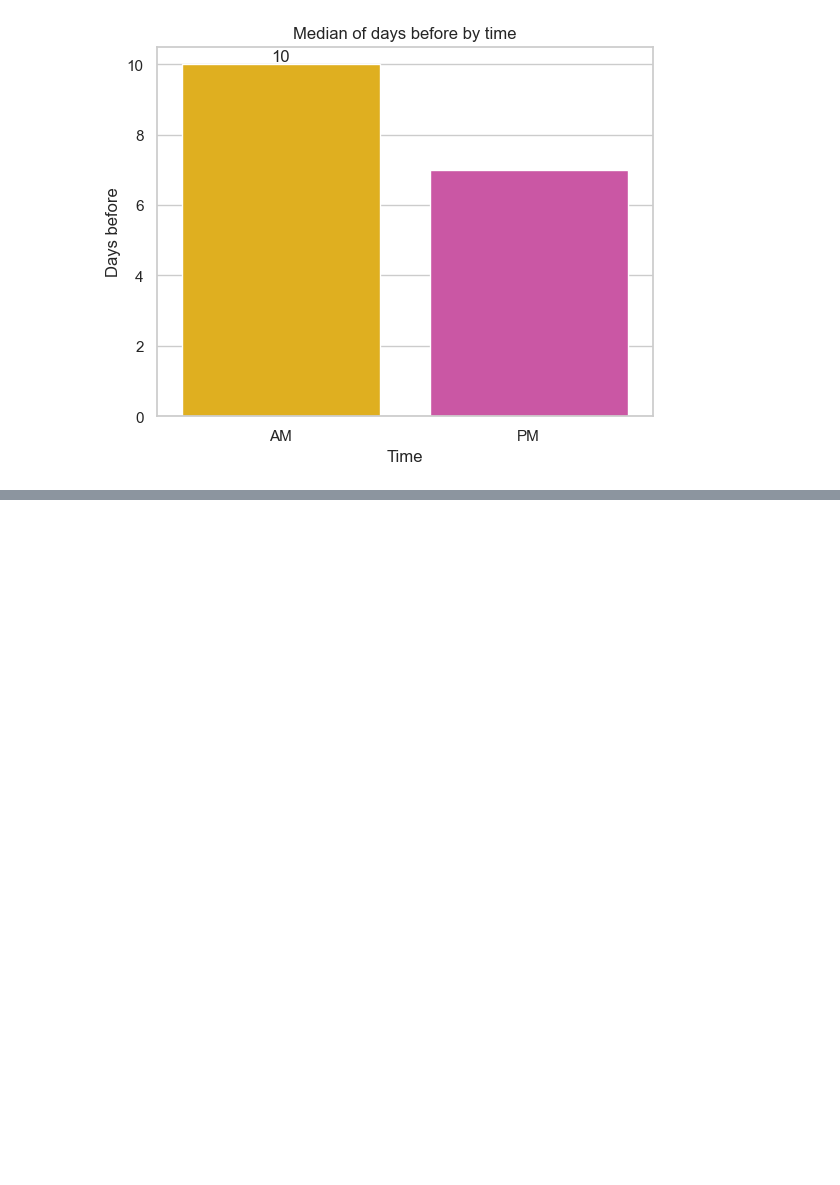
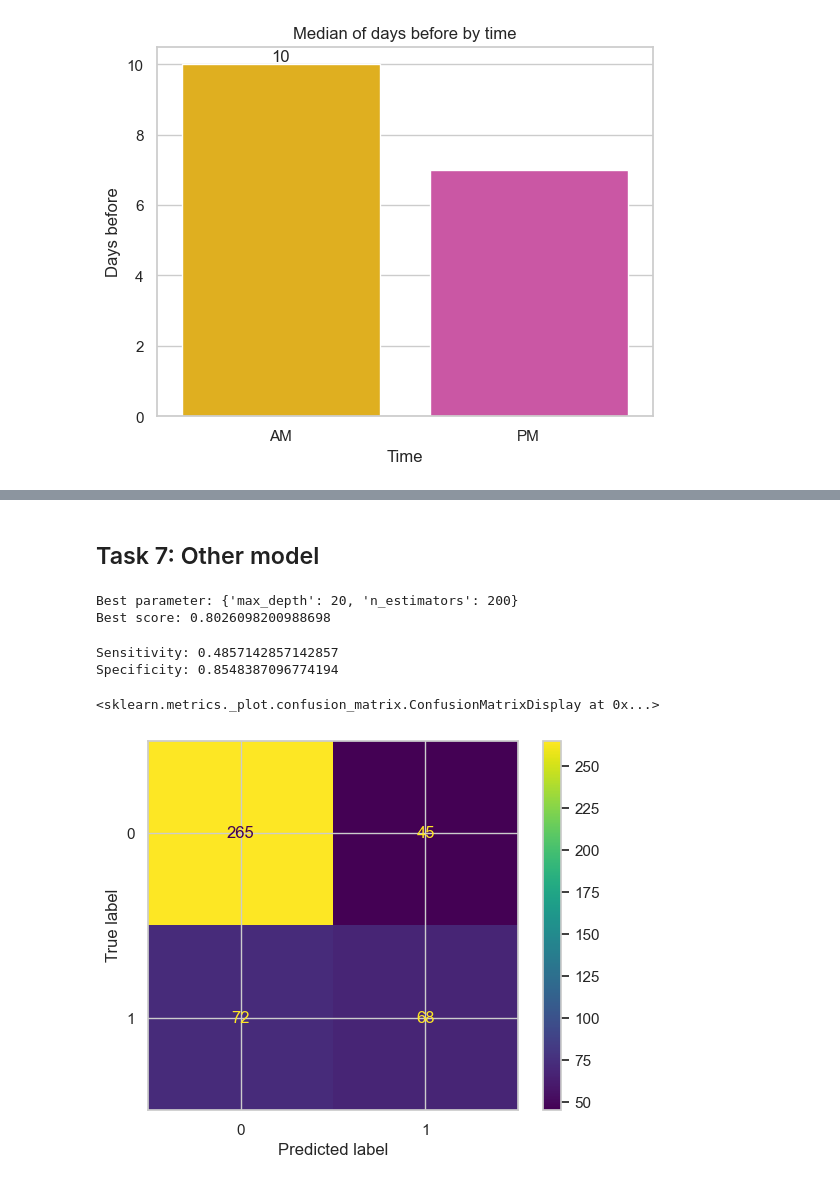
Before and after one commit to alejandro77palacios/fitness, a Jupyter notebook: analysis.ipynb, the cells around one changed output, grey strips where cells are left out. Saved outputs shown, nothing was run; the diff lists cells and outputs as text; code cells hidden in the pictures; blank space fills up the shorter version.

```diff
--- a/analysis.ipynb
+++ b/analysis.ipynb
@@ -432,0 +524,32 @@ plot_before_time.set(xlabel=plot_name['time'],
+# %% [markdown]
+## Task 7: Other model
+# %%
+from sklearn.ensemble import RandomForestClassifier
+rf = RandomForestClassifier(random_state=seed, n_jobs=-1, min_samples_leaf=0.01)
+param_grid = {'max_depth': [5, 20, 30],
+              'n_estimators': [50, 100, 200, 300]}
+cv = GridSearchCV(rf, param_grid, cv=kf, scoring='roc_auc')
+cv.fit(X_train, y_train)
+print(f'Best parameter: {cv.best_params_}')
+print(f'Best score: {cv.best_score_}')
+# %% [output]
+Best parameter: {'max_depth': 20, 'n_estimators': 200}
+Best score: 0.8026098200988698
+# %%
+best_rf = cv.best_estimator_
+predictions = best_rf.predict(X_test)
+confusion = confusion_matrix(y_test, predictions)
+confusion
+senstivity = confusion[1, 1] / (confusion[1, 0] + confusion[1, 1])
+specificity = confusion[0, 0] / (confusion[0, 0] + confusion[0, 1])
+print(f'Sensitivity: {senstivity}')
+print(f'Specificity: {specificity}')
+# %% [output]
+Sensitivity: 0.4857142857142857
+Specificity: 0.8548387096774194
+# %%
+disp = ConfusionMatrixDisplay(confusion_matrix=confusion, display_labels = best_rf.classes_)
+disp.plot()
+# %% [output]
+<sklearn.metrics._plot.confusion_matrix.ConfusionMatrixDisplay at 0x...>
+[figure, added]
```
Also changed, not shown: parts of 10 cells of this notebook.
